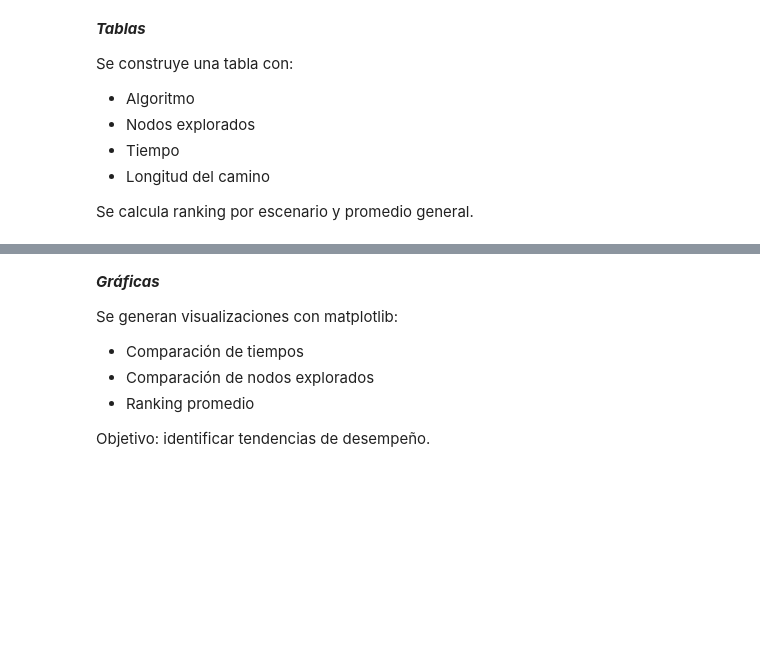
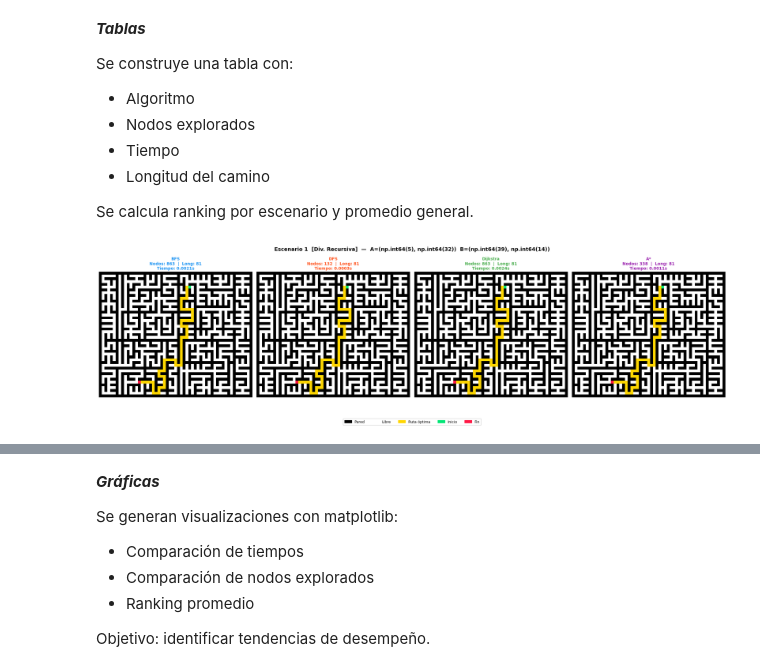
Before and after one commit to CindyGualim/InteligenciaArtificial-CC3085, a Jupyter notebook: proyecto2.ipynb, the cells around one changed output, grey strips where cells are left out. Drawn from its saved outputs; the diff is of its cells as text; code cells hidden in the pictures; blank space fills up the shorter version.

Commit message:
feat: implementar comparación de algoritmos de búsqueda en K=25 escenarios.

```diff
--- a/proyecto2.ipynb
+++ b/proyecto2.ipynb
@@ -473,3 +759,92 @@ Se construye una tabla con:
 - Longitud del camino
 
 Se calcula ranking por escenario y promedio general.
+# %%
+# Visualización de 3 escenarios representativos
+
+leyenda_patches = [
+    mpatches.Patch(color='black',   label='Pared'),
+    mpatches.Patch(color='white',   label='Libre'),
+    mpatches.Patch(color='#FFD600', label='Ruta óptima'),
+    mpatches.Patch(color='#00E676', label='Inicio'),
+    mpatches.Patch(color='#FF1744', label='Fin'),
+]
+
+for esc_num, datos in sorted(mazes_muestra.items()):
+    lab  = datos['lab']
+    A, B = datos['A'], datos['B']
+    tipo = datos['tipo']
+
+    fig, axes = plt.subplots(1, 4, figsize=(22, 6))
+
+    for ax, nombre, color in zip(axes, NOMBRES_ALG, COLORES_ALG):
+        camino, nodos, tiempo = ALGORITMOS[nombre](lab, inicio=A, fin=B)
+        lab_viz = lab.copy().astype(float)
+        if camino:
+            for c in camino[1:-1]:
+                lab_viz[c] = COLOR_RUTA
+        lab_viz[A] = COLOR_INICIO
+        lab_viz[B] = COLOR_FIN
+        ax.imshow(lab_viz, cmap=CMAP_LABERINTO, vmin=0, vmax=5)
+        long_str = str(len(camino)) if camino else 'sin solución'
+        ax.set_title(f"{nombre}\nNodos: {nodos}  |  Long: {long_str}\nTiempo: {tiempo:.4f}s",
+                     fontsize=10, color=color, fontweight='bold')
+        ax.axis('off')
+
+    fig.legend(handles=leyenda_patches, loc='lower center', ncol=5,
+               fontsize=9, framealpha=0.9, bbox_to_anchor=(0.5, -0.06))
+    plt.suptitle(f"Escenario {esc_num}  [{tipo}]  —  A={A}  B={B}",
+                 fontsize=13, fontweight='bold')
+    plt.tight_layout()
+    plt.show()
+
+    print(f"\n  Escenario {esc_num} — {tipo}  |  A={A}  B={B}")
+    filas_tabla = []
+    for nombre in NOMBRES_ALG:
+        m = datos['metricas'][nombre]
+        filas_tabla.append({
+            'Algoritmo': nombre,
+            'Longitud' : m['longitud'],
+            'Nodos exp.': m['nodos'],
+            'Tiempo (s)': round(m['tiempo'], 5),
+            'Rank'      : m['rank'],
+        })
+    display(pd.DataFrame(filas_tabla).set_index('Algoritmo'))
+    print()
+
+
+# Tabla completa de los 25 escenarios
+
+print("\n=== RESULTADOS COMPLETOS  (K=25 escenarios) ===\n")
+
+cols_tabla = (['Escenario', 'Tipo'] +
+              [f'{alg} Nodos' for alg in NOMBRES_ALG] +
+              [f'{alg} Long.' for alg in NOMBRES_ALG] +
+              [f'{alg} Rank'  for alg in NOMBRES_ALG])
+display(df_bench[cols_tabla])
+
+
+# Tabla resumen: ranking promedio global
+
+print("\n=== RANKING PROMEDIO GLOBAL (K=25 escenarios) ===\n")
+
+resumen_rows = []
+for nombre in NOMBRES_ALG:
+    resumen_rows.append({
+        'Algoritmo'        : nombre,
+        'Rank promedio'    : round(df_bench[f'{nombre} Rank'].mean(), 2),
+        'Nodos promedio'   : round(df_bench[f'{nombre} Nodos'].mean(), 1),
+        'Tiempo prom. (s)' : round(df_bench[f'{nombre} t(s)'].mean(), 5),
+        'Longitud prom.'   : round(df_bench[f'{nombre} Long.'].mean(), 1),
+        'Veces #1'         : int((df_bench[f'{nombre} Rank'] == 1).sum()),
+        'Veces último'     : int((df_bench[f'{nombre} Rank'] == 4).sum()),
+    })
+
+df_resumen = (pd.DataFrame(resumen_rows)
+              .sort_values('Rank promedio')
+              .reset_index(drop=True))
+df_resumen.index += 1
+df_resumen.index.name = 'Posición'
+display(df_resumen)
+# %% [output]
+[figure, added]
```
Also changed, not shown: parts of 10 cells of this notebook.
